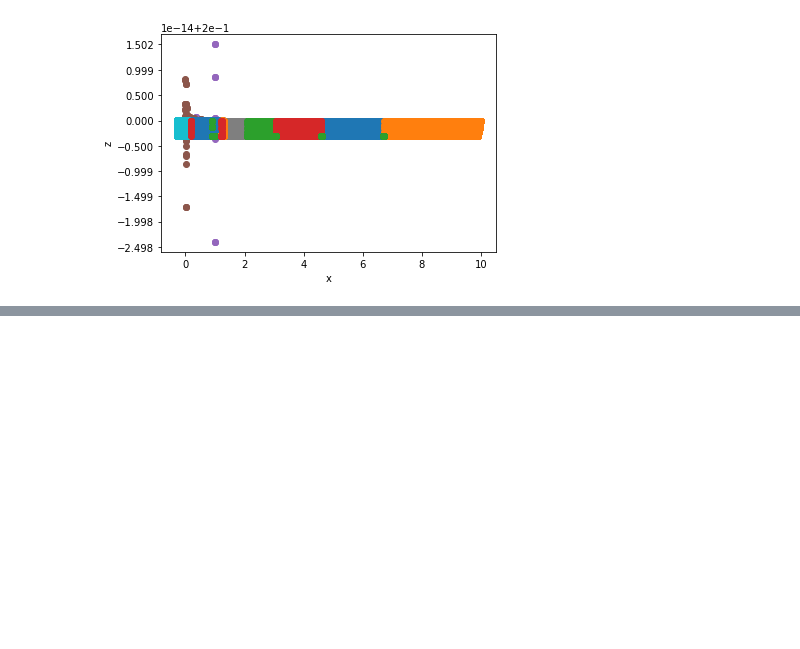
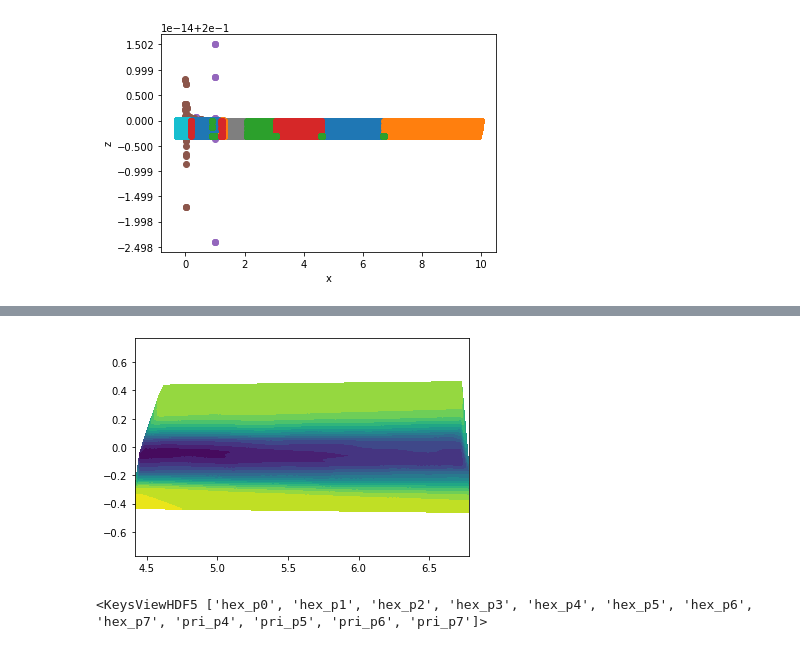
Before and after one commit to z-yuan131/KTH-TUB-PyFR-Post, a Jupyter notebook: Untitled.ipynb, the cells around one changed output, grey strips where cells are left out. Saved outputs shown, nothing was run; the diff lists cells and outputs as text; code cells hidden in the pictures; blank space fills up the shorter version.

```diff
--- a/Untitled.ipynb
+++ b/Untitled.ipynb
@@ -551,0 +552,20 @@ f.close()
+# %%
+ct = 0 ;
+for key in soln.keys():
+    if key[0:3] == 'hex':
+        meshkey = list(mesh.keys())[ct]
+        #print(meshkey)
+        x = mesh[meshkey][:,:,0]
+        x = x.flatten()
+        y = mesh[meshkey][:,:,1]
+        y = y.flatten()
+        u = soln[key][:,:,0]
+        u = u.flatten()
+        plt.tricontourf(x, y, u, 15)
+        plt.xlim([-0.1,1.1])
+
+    ct = ct + 1 ;
+plt.axis('equal')
+plt.show()
+# %% [output]
+[figure, added]
@@ -551,0 +576,11 @@ f.close()
+# %%
+from collections import defaultdict
+import matplotlib.pyplot as plt
+
+import numpy as np
+import h5py
+
+f = h5py.File('./series/time_series_60.0000_mesh.zhenyang','r')
+f.keys()
+# %% [output]
+<KeysViewHDF5 ['hex_p0', 'hex_p1', 'hex_p2', 'hex_p3', 'hex_p4', 'hex_p5', 'hex_p6', 'hex_p7', 'pri_p4', 'pri_p5', 'pri_p6', 'pri_p7']>
```
Also changed, not shown: parts of 23 cells of this notebook, 4 other files.
